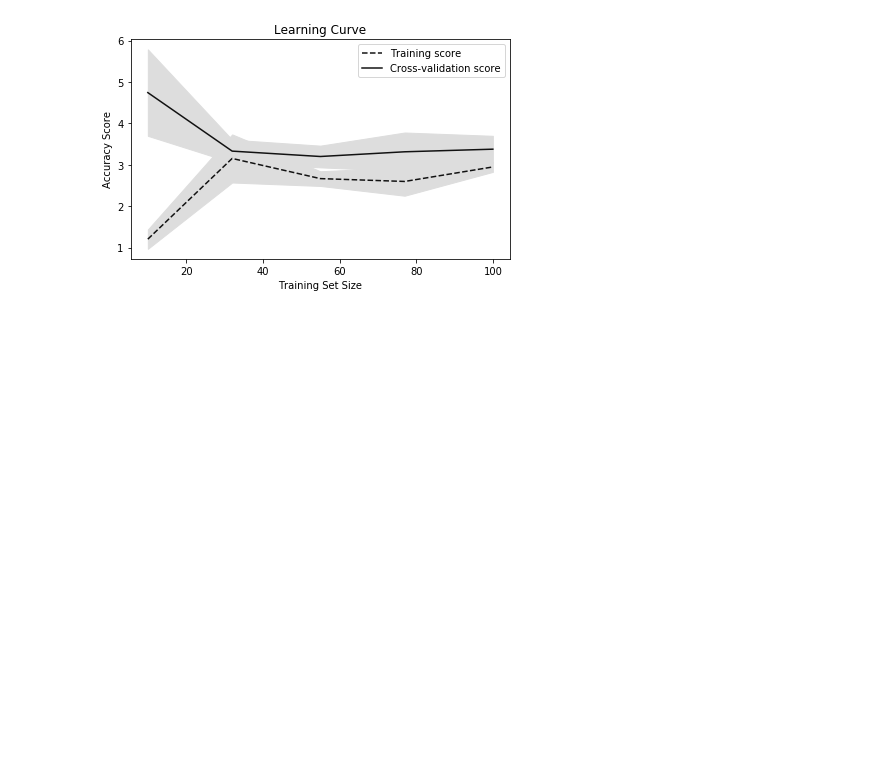
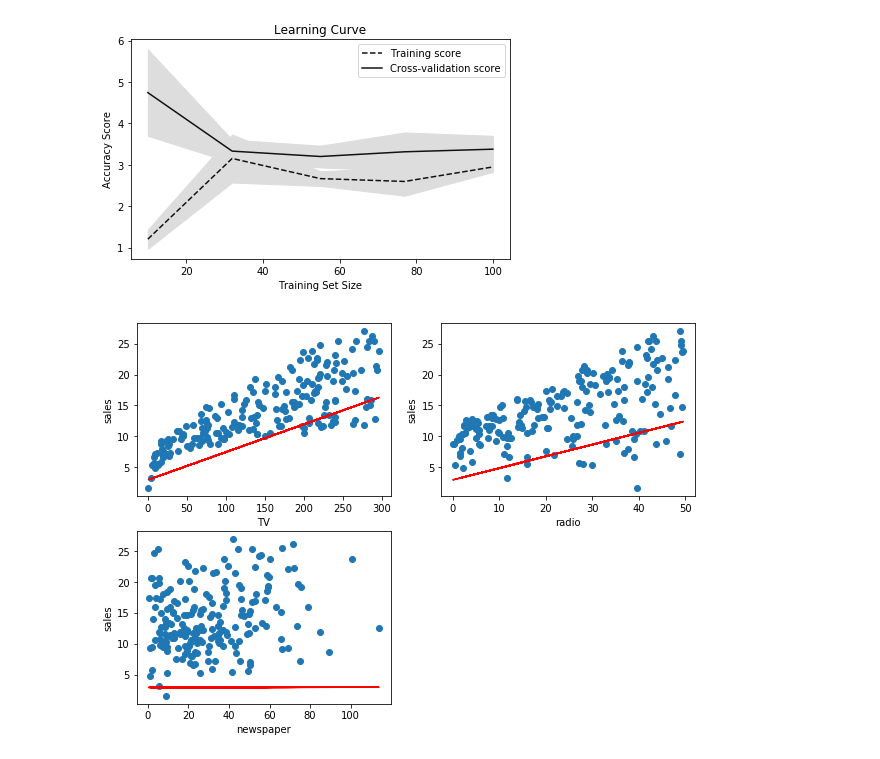
Before and after one commit to Mohamed209/machine-learning-course, a Jupyter notebook: supervised-learning/linear-regression/Linear-Regression-Example.ipynb, the cells around one changed output. Cells and saved outputs as stored; diff of their text form; code cells hidden in the pictures; blank space fills up the shorter version.

Commit message:
plotted model fitted lines in linear regression

```diff
--- a/supervised-learning/linear-regression/Linear-Regression-Example.ipynb
+++ b/supervised-learning/linear-regression/Linear-Regression-Example.ipynb
@@ -119,3 +119,28 @@ plt.tight_layout()
 plt.show()
 # %% [output]
 [figure]
+# %%
+# check model fitted lines against different features
+plt.figure(figsize=(10,7))
+
+plt.subplot(2, 2, 1)
+plt.scatter(df['TV'],df['sales'])
+plt.plot(df['TV'],predtv,'r')
+plt.xlabel('TV')
+plt.ylabel('sales')
+
+plt.subplot(2, 2, 2)
+plt.scatter(df['radio'],df['sales'])
+plt.plot(df['radio'],predradio,'r')
+plt.xlabel('radio')
+plt.ylabel('sales')
+
+plt.subplot(2, 2, 3)
+plt.scatter(df['newspaper'],df['sales'])
+plt.plot(df['newspaper'],prednews,'r')
+plt.xlabel('newspaper')
+plt.ylabel('sales')
+
+plt.show()
+# %% [output]
+[figure, added]
```
Also changed, not shown: parts of 4 cells of this notebook.
